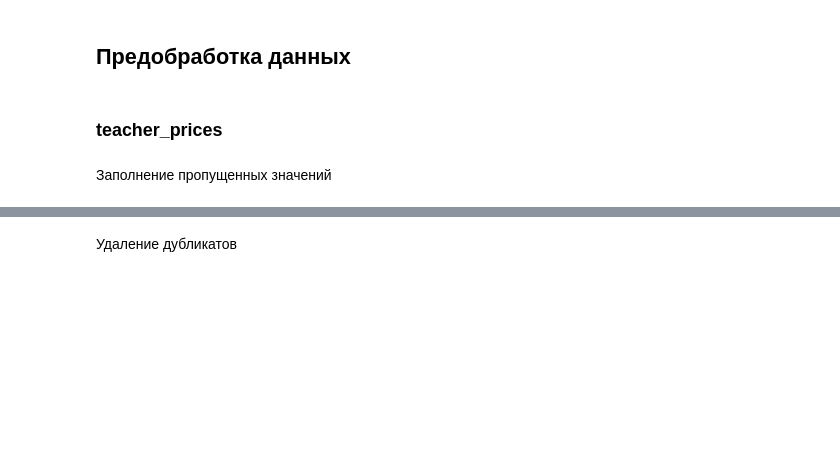
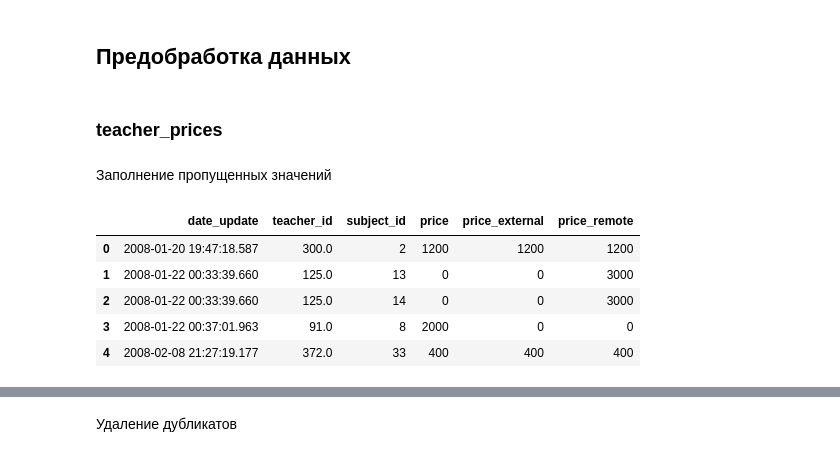
Before and after one commit to denis-42ds/identification_and_optimization_of_payments, a Jupyter notebook: payments_optimization.ipynb, the cells around one changed output, grey strips where cells are left out. Drawn from its saved outputs; the diff is of its cells as text; code cells hidden in the pictures; blank space fills up the shorter version.

```diff
--- a/payments_optimization.ipynb
+++ b/payments_optimization.ipynb
@@ -602,6 +637,15 @@ dtype: int64
 ### teacher_prices
 # %% [markdown]
 Заполнение пропущенных значений
+# %%
+teacher_prices.head()
+# %% [output]
+|  | date_update | teacher_id | subject_id | price | price_external | price_remote |
+| 0 | 2008-01-20 19:47:18.587 | 300.0 | 2 | 1200 | 1200 | 1200 |
+| 1 | 2008-01-22 00:33:39.660 | 125.0 | 13 | 0 | 0 | 3000 |
+| 2 | 2008-01-22 00:33:39.660 | 125.0 | 14 | 0 | 0 | 3000 |
+| 3 | 2008-01-22 00:37:01.963 | 91.0 | 8 | 2000 | 0 | 0 |
+| 4 | 2008-02-08 21:27:19.177 | 372.0 | 33 | 400 | 400 | 400 |
 # %%
 for index, row in teacher_prices.iterrows():
     if pd.isnull(row['teacher_id']):
```
Also changed, not shown: parts of 22 cells of this notebook.
